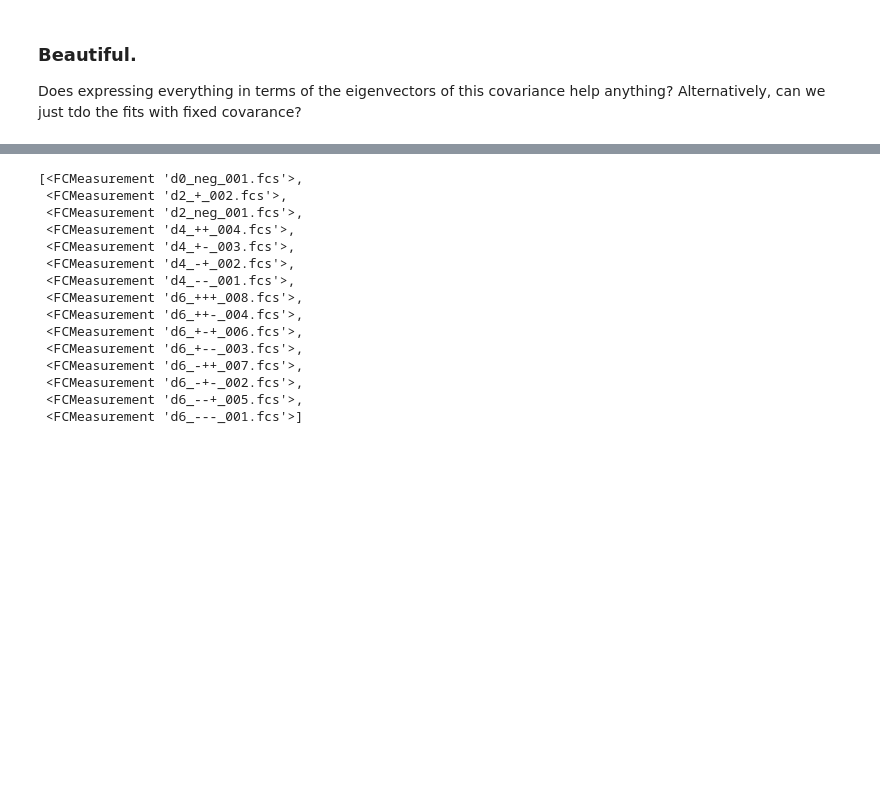
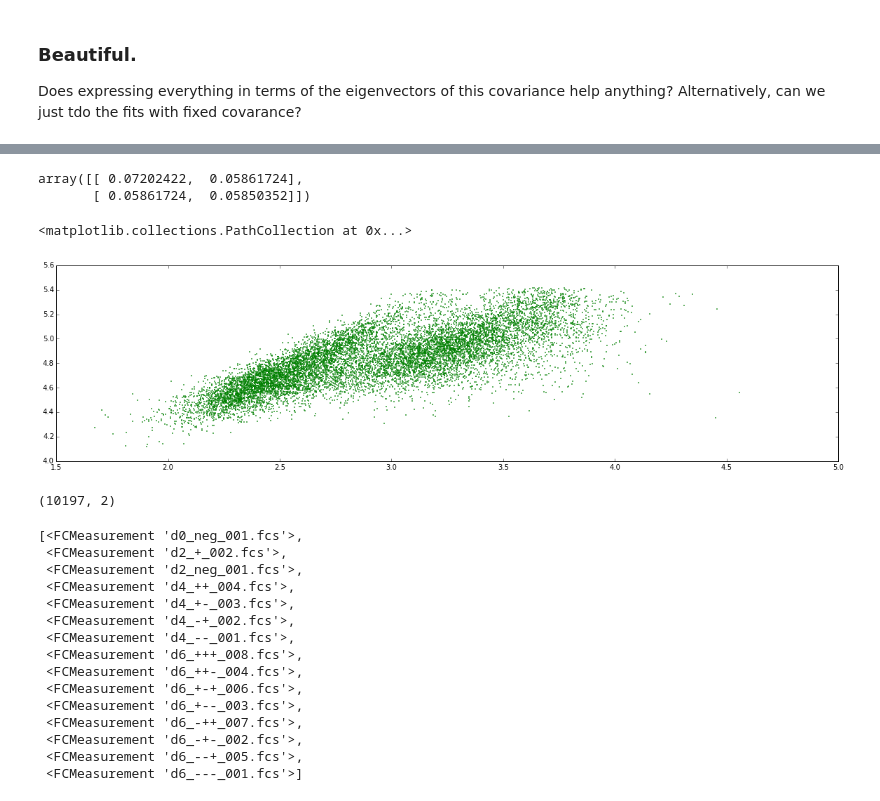
Before and after one commit to lrast/flowAnalysis, a Jupyter notebook: FlowFitting.ipynb, the cells around one changed output, grey strips where cells are left out. Saved outputs shown, nothing was run; the diff lists cells and outputs as text; code cells hidden in the pictures; blank space fills up the shorter version.

```diff
--- a/FlowFitting.ipynb
+++ b/FlowFitting.ipynb
@@ -257,3 +287,17 @@ assignment = pm.Categorical("assignment", [p, 1 - p], size=data.shape[0])
+# %%
+cov_post_mean
+# %% [output]
+array([[ 0.07202422,  0.05861724],
+       [ 0.05861724,  0.05850352]])
+# %%
+plt.scatter( toFit[12][:,0],  toFit[12][:,1], 0.5, color='g')
+# %% [output]
+<matplotlib.collections.PathCollection at 0x...>
+[figure, added]
+# %%
+toFit[3].shape
+# %% [output]
+(10197, 2)
 # %%
 type(timecourse)
 dir(timecourse)
```
Also changed, not shown: parts of 21 cells of this notebook.
